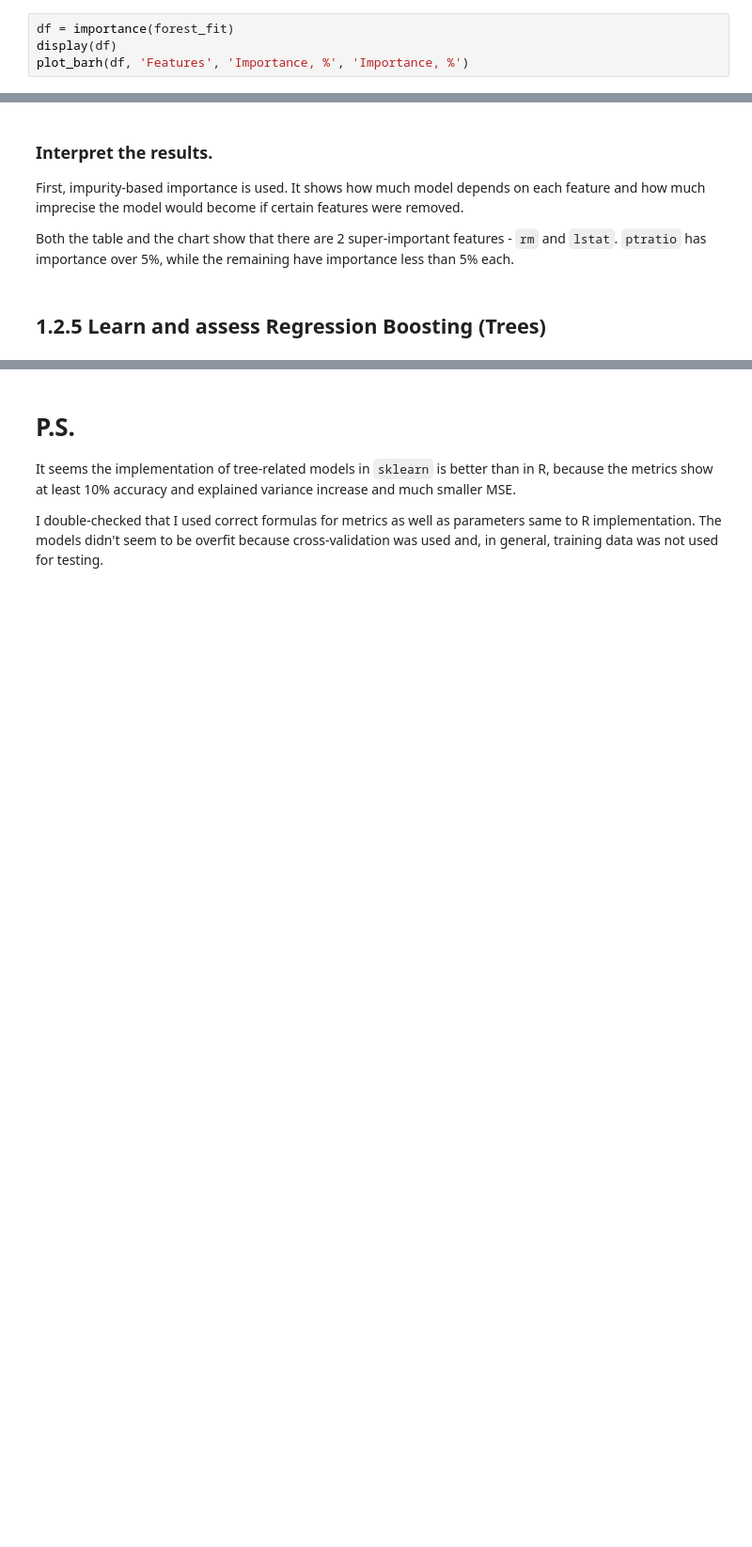
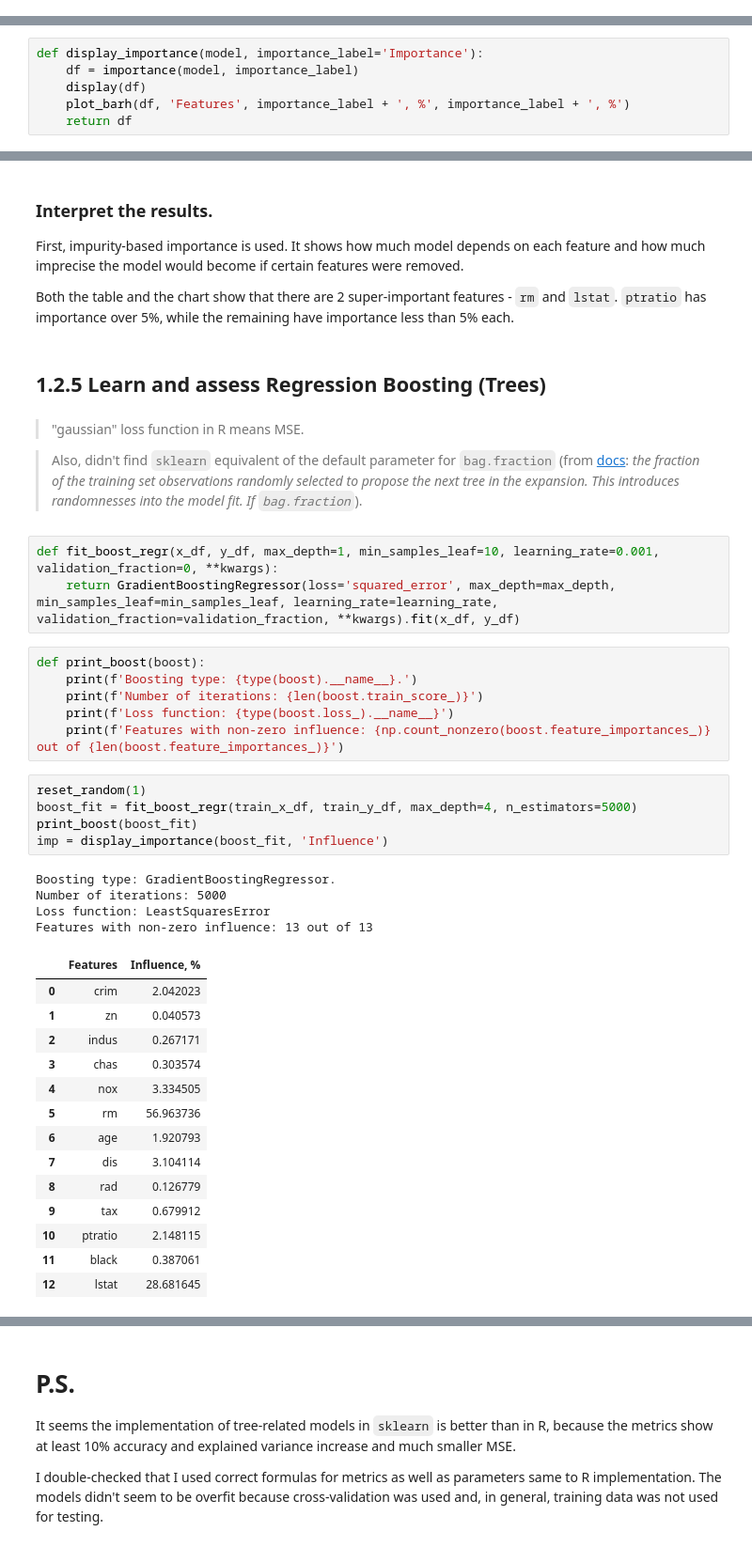
Before and after one commit to shevchenkobn/ml-practice, a Jupyter notebook: a6/a6.ipynb, the cells around one changed output, grey strips where cells are left out. Shown at 94% size. Cells and saved outputs as stored; diff of their text form; blank space fills up the shorter version.

Commit message:
A6: Finish boosting first part.

```diff
--- a/a6/a6.ipynb
+++ b/a6/a6.ipynb
@@ -957,7 +957,3 @@ def plot_barh(df, label_column, value_column, x_label=None):
     if x_label:
         ax.set_xlabel(x_label)
     fig.show()
-# %%
-df = importance(forest_fit)
-display(df)
-plot_barh(df, 'Features', 'Importance, %', 'Importance, %')
@@ -980,0 +960,6 @@ plot_barh(df, 'Features', 'Importance, %', 'Importance, %')
+# %%
+def display_importance(model, importance_label='Importance'):
+    df = importance(model, importance_label)
+    display(df)
+    plot_barh(df, 'Features', importance_label + ', %', importance_label + ', %')
+    return df
@@ -986,3 +990,40 @@ First, impurity-based importance is used. It shows how much model depends on eac
 Both the table and the chart show that there are 2 super-important features - `rm` and `lstat`. `ptratio` has importance over 5%, while the remaining have importance less than 5% each.
 # %% [markdown]
 ## 1.2.5 Learn and assess Regression Boosting (Trees)
+# %% [markdown]
+> "gaussian" loss function in R means MSE.
+
+> Also, didn't find `sklearn` equivalent of the default parameter for `bag.fraction` (from [docs](https://www.rdocumentation.org/packages/gbm/versions/1.2/topics/gbm): _the fraction of the training set observations randomly selected to propose the next tree in the expansion. This introduces randomnesses into the model fit. If `bag.fraction`_).
+# %%
+def fit_boost_regr(x_df, y_df, max_depth=1, min_samples_leaf=10, learning_rate=0.001, validation_fraction=0, **kwargs):
+    return GradientBoostingRegressor(loss='squared_error', max_depth=max_depth, min_samples_leaf=min_samples_leaf, learning_rate=learning_rate, validation_fraction=validation_fraction, **kwargs).fit(x_df, y_df)
+# %%
+def print_boost(boost):
+    print(f'Boosting type: {type(boost).__name__}.')
+    print(f'Number of iterations: {len(boost.train_score_)}')
+    print(f'Loss function: {type(boost.loss_).__name__}')
+    print(f'Features with non-zero influence: {np.count_nonzero(boost.feature_importances_)} out of {len(boost.feature_importances_)}')
+# %%
+reset_random(1)
+boost_fit = fit_boost_regr(train_x_df, train_y_df, max_depth=4, n_estimators=5000)
+print_boost(boost_fit)
+imp = display_importance(boost_fit, 'Influence')
+# %% [output]
+Boosting type: GradientBoostingRegressor.
+Number of iterations: 5000
+Loss function: LeastSquaresError
+Features with non-zero influence: 13 out of 13
+|  | Features | Influence, % |
+| 0 | crim | 2.042023 |
+| 1 | zn | 0.040573 |
+| 2 | indus | 0.267171 |
+| 3 | chas | 0.303574 |
+| 4 | nox | 3.334505 |
+| 5 | rm | 56.963736 |
+| 6 | age | 1.920793 |
+| 7 | dis | 3.104114 |
+| 8 | rad | 0.126779 |
+| 9 | tax | 0.679912 |
+| 10 | ptratio | 2.148115 |
+| 11 | black | 0.387061 |
+| 12 | lstat | 28.681645 |
```
Also changed, not shown: parts of 7 cells of this notebook.
